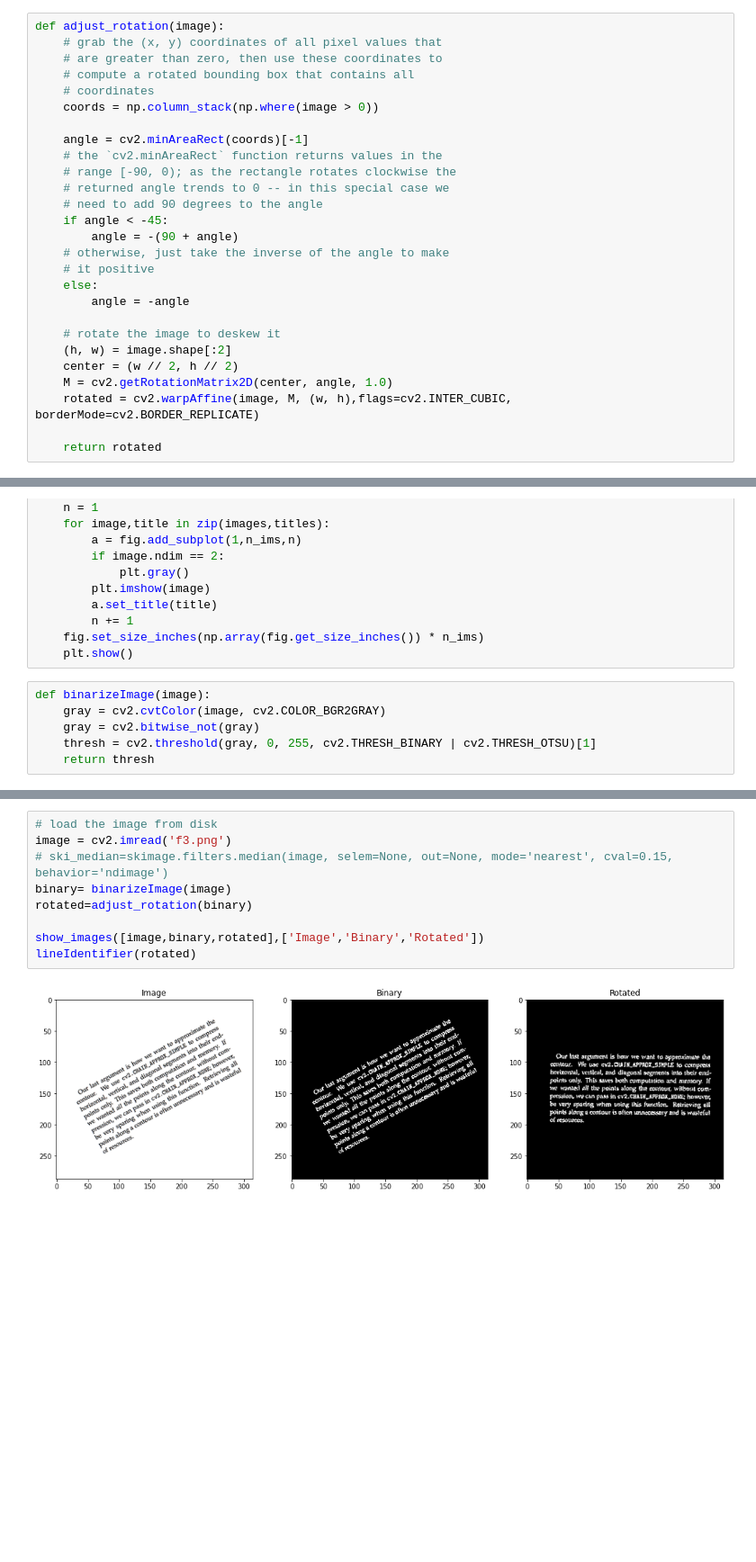
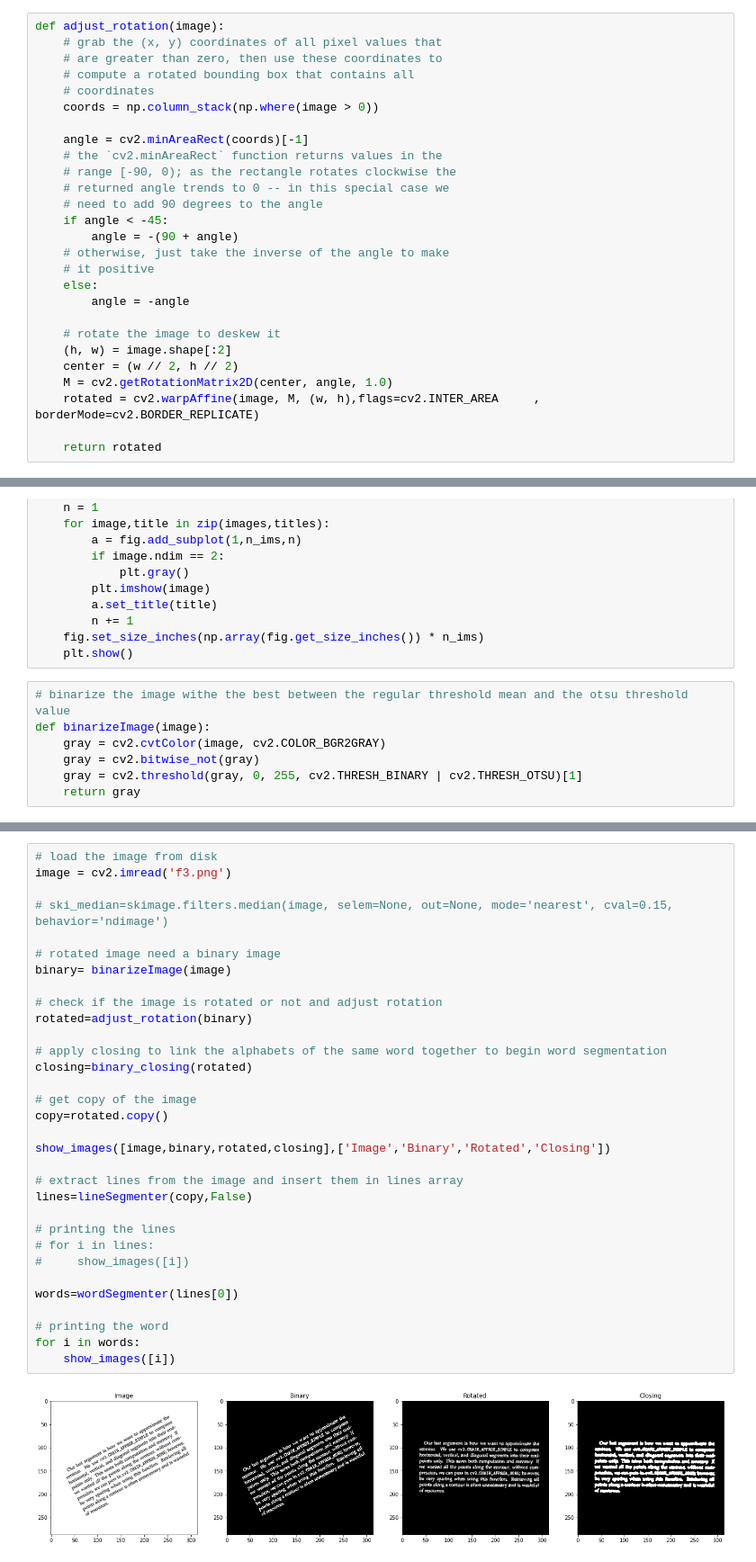
Before and after one commit to amr3afifi/NN-Handwriting-Recognizer, a Jupyter notebook: 5ara.ipynb, the cells around one changed output, grey strips where cells are left out. Shown at 90% size. Cells and saved outputs as stored; diff of their text form; blank space fills up the shorter version.

Commit message:
word segmentation trial

```diff
--- a/5ara.ipynb
+++ b/5ara.ipynb
@@ -31,7 +31,7 @@ def adjust_rotation(image):
     (h, w) = image.shape[:2]
     center = (w // 2, h // 2)
     M = cv2.getRotationMatrix2D(center, angle, 1.0)
-    rotated = cv2.warpAffine(image, M, (w, h),flags=cv2.INTER_CUBIC, borderMode=cv2.BORDER_REPLICATE)
+    rotated = cv2.warpAffine(image, M, (w, h),flags=cv2.INTER_AREA     , borderMode=cv2.BORDER_REPLICATE)
 
     return rotated
 # %%
@@ -50,8 +50,9 @@ def show_images(images,titles=None):
     fig.set_size_inches(np.array(fig.get_size_inches()) * n_ims)
     plt.show()
 # %%
+# binarize the image withe the best between the regular threshold mean and the otsu threshold value
 def binarizeImage(image):
     gray = cv2.cvtColor(image, cv2.COLOR_BGR2GRAY)
     gray = cv2.bitwise_not(gray)
-    thresh = cv2.threshold(gray, 0, 255, cv2.THRESH_BINARY | cv2.THRESH_OTSU)[1]
-    return thresh
+    gray = cv2.threshold(gray, 0, 255, cv2.THRESH_BINARY | cv2.THRESH_OTSU)[1]
+    return gray
@@ -66,11 +110,34 @@ def lineIdentifier(img):
 # %%
 # load the image from disk
 image = cv2.imread('f3.png')
+
 # ski_median=skimage.filters.median(image, selem=None, out=None, mode='nearest', cval=0.15, behavior='ndimage')
+
+# rotated image need a binary image
 binary= binarizeImage(image)
+
+# check if the image is rotated or not and adjust rotation
 rotated=adjust_rotation(binary)
 
-show_images([image,binary,rotated],['Image','Binary','Rotated'])
-lineIdentifier(rotated)
+# apply closing to link the alphabets of the same word together to begin word segmentation
+closing=binary_closing(rotated)
+
+# get copy of the image
+copy=rotated.copy()
+
+show_images([image,binary,rotated,closing],['Image','Binary','Rotated','Closing'])
+
+# extract lines from the image and insert them in lines array
+lines=lineSegmenter(copy,False)
+
+# printing the lines
+# for i in lines:
+#     show_images([i])
+
+words=wordSegmenter(lines[0])
+
+# printing the word
+for i in words:
+    show_images([i])
 # %% [output]
-[figure, old version]
+[figure, new version]
```
Also changed, not shown: parts of 3 cells of this notebook.
